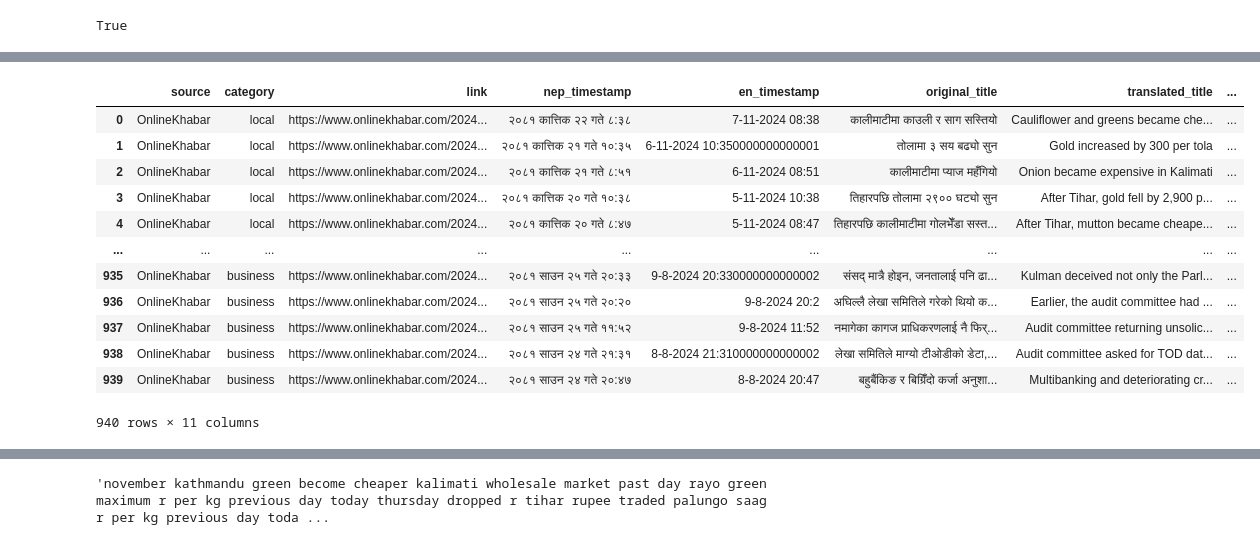
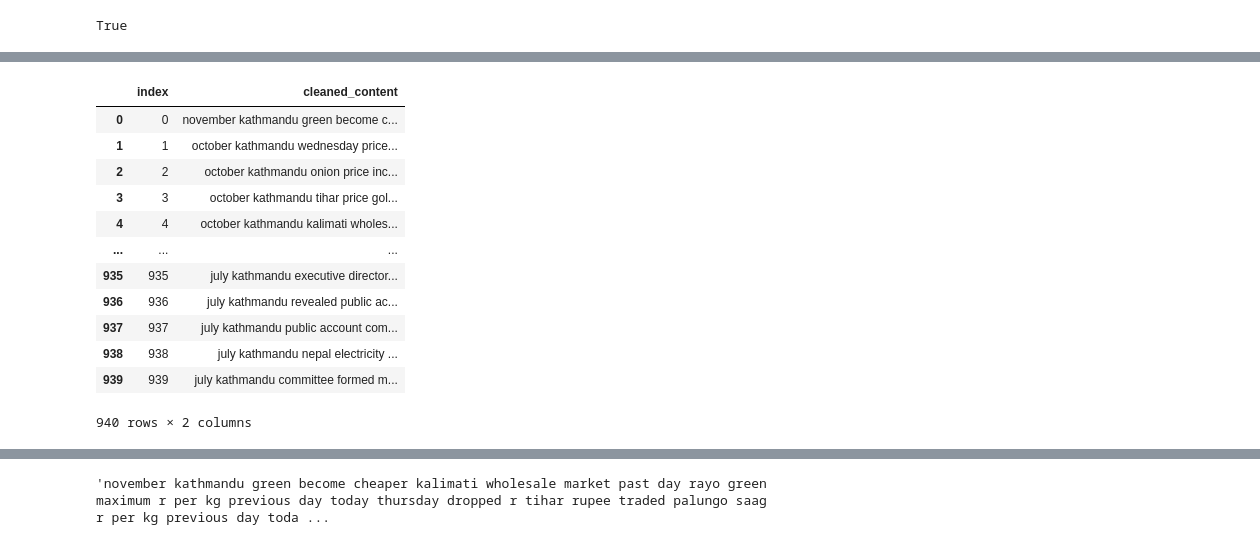
Before and after one commit to prayushaaaa/news-portal, a Jupyter notebook: web-app/notebooks/sentiment_analysis.ipynb, the cells around one changed output, grey strips where cells are left out. Cells and saved outputs as stored; diff of their text form; code cells hidden in the pictures.

```diff
--- a/web-app/notebooks/sentiment_analysis.ipynb
+++ b/web-app/notebooks/sentiment_analysis.ipynb
@@ -41,16 +73,16 @@ data = pd.read_csv('onlinekhabar_news.csv')
 # %%
-data
+data['cleaned_content'].reset_index()
 # %% [output]
-|  | source | category | link | nep_timestamp | en_timestamp | original_title | translated_title | ... |
-| 0 | OnlineKhabar | local | https://www.onlinekhabar.com/2024... | २०८१ कात्तिक २२ गते ८:३८ | 7-11-2024 08:38 | कालीमाटीमा काउली र साग सस्तियो | Cauliflower and greens became che... | ... |
-| 1 | OnlineKhabar | local | https://www.onlinekhabar.com/2024... | २०८१ कात्तिक २१ गते १०:३५ | 6-11-2024 10:350000000000001 | तोलामा ३ सय बढ्यो सुन | Gold increased by 300 per tola | ... |
-| 2 | OnlineKhabar | local | https://www.onlinekhabar.com/2024... | २०८१ कात्तिक २१ गते ८:५१ | 6-11-2024 08:51 | कालीमाटीमा प्याज महँगियो | Onion became expensive in Kalimati | ... |
-| 3 | OnlineKhabar | local | https://www.onlinekhabar.com/2024... | २०८१ कात्तिक २० गते १०:३८ | 5-11-2024 10:38 | तिहारपछि तोलामा २९०० घट्यो सुन | After Tihar, gold fell by 2,900 p... | ... |
-| 4 | OnlineKhabar | local | https://www.onlinekhabar.com/2024... | २०८१ कात्तिक २० गते ८:४७ | 5-11-2024 08:47 | तिहारपछि कालीमाटीमा गोलभेँडा सस्त... | After Tihar, mutton became cheape... | ... |
-| ... | ... | ... | ... | ... | ... | ... | ... | ... |
-| 935 | OnlineKhabar | business | https://www.onlinekhabar.com/2024... | २०८१ साउन २५ गते २०:३३ | 9-8-2024 20:330000000000002 | संसद् मात्रै होइन, जनतालाई पनि ढा... | Kulman deceived not only the Parl... | ... |
-| 936 | OnlineKhabar | business | https://www.onlinekhabar.com/2024... | २०८१ साउन २५ गते २०:२० | 9-8-2024 20:2 | अघिल्लै लेखा समितिले गरेको थियो क... | Earlier, the audit committee had ... | ... |
-| 937 | OnlineKhabar | business | https://www.onlinekhabar.com/2024... | २०८१ साउन २५ गते ११:५२ | 9-8-2024 11:52 | नमागेका कागज प्राधिकरणलाई नै फिर्... | Audit committee returning unsolic... | ... |
-| 938 | OnlineKhabar | business | https://www.onlinekhabar.com/2024... | २०८१ साउन २४ गते २१:३१ | 8-8-2024 21:310000000000002 | लेखा समितिले माग्यो टीओडीको डेटा,... | Audit committee asked for TOD dat... | ... |
-| 939 | OnlineKhabar | business | https://www.onlinekhabar.com/2024... | २०८१ साउन २४ गते २०:४७ | 8-8-2024 20:47 | बहुबैंकिङ र बिग्रिँदो कर्जा अनुशा... | Multibanking and deteriorating cr... | ... |
+|  | index | cleaned_content |
+| 0 | 0 | november kathmandu green become c... |
+| 1 | 1 | october kathmandu wednesday price... |
+| 2 | 2 | october kathmandu onion price inc... |
+| 3 | 3 | october kathmandu tihar price gol... |
+| 4 | 4 | october kathmandu kalimati wholes... |
+| ... | ... | ... |
+| 935 | 935 | july kathmandu executive director... |
+| 936 | 936 | july kathmandu revealed public ac... |
+| 937 | 937 | july kathmandu public account com... |
+| 938 | 938 | july kathmandu nepal electricity ... |
+| 939 | 939 | july kathmandu committee formed m... |
-940 rows × 11 columns
+940 rows × 2 columns
```
Also changed, not shown: parts of 5 cells of this notebook, 9 other files.
